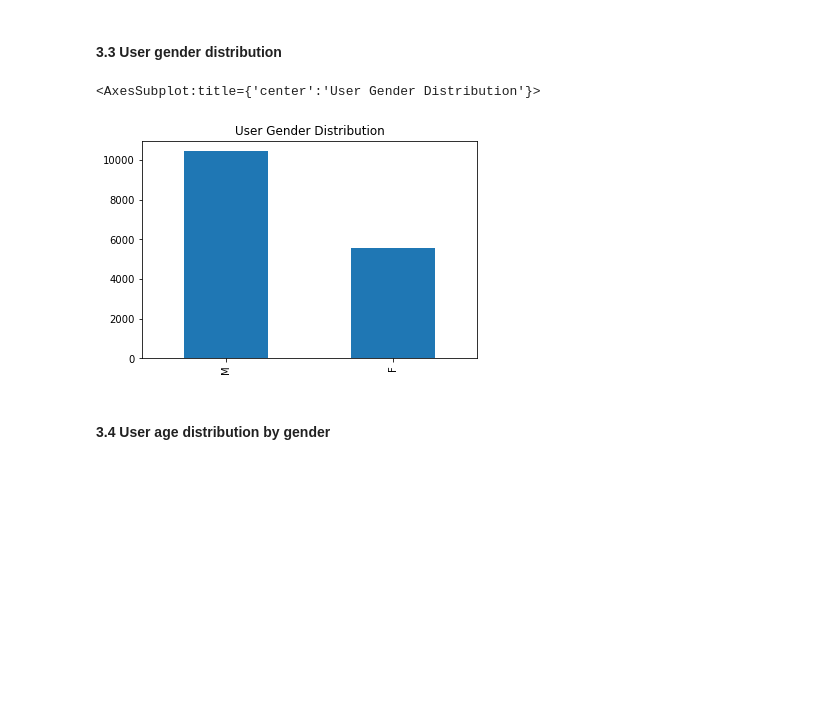
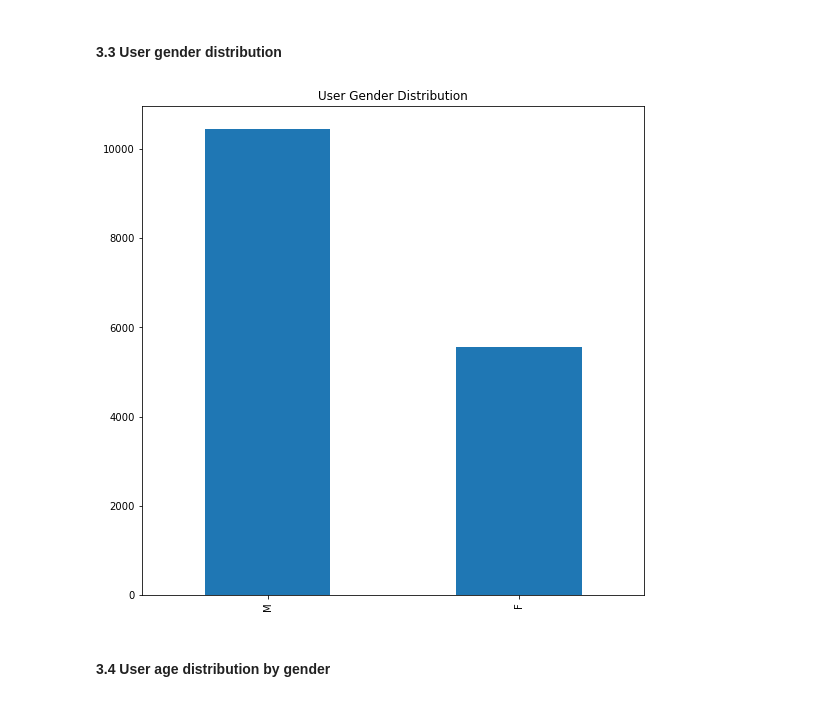
Before and after one commit to suz18/Udacity-Data-Scientist-Nanodegree-StarbucksCapstone, a Jupyter notebook: Starbucks_Capstone_notebook.ipynb, the cells around one changed output. Saved outputs shown, nothing was run; the diff lists cells and outputs as text; code cells hidden in the pictures; blank space fills up the shorter version.

```diff
--- a/Starbucks_Capstone_notebook.ipynb
+++ b/Starbucks_Capstone_notebook.ipynb
@@ -464,10 +451,11 @@ y.value_counts().plot(kind = 'bar', title='User Age Distribution')
 #### 3.3 User gender distribution
 # %%
 y = df[['user_id', 'gender']].drop_duplicates()['gender']
-y.value_counts().plot(kind = 'bar', title='User Gender Distribution')
+plot = y.value_counts().plot(kind = 'bar', title='User Gender Distribution',figsize=(9,9))
+fig = plot.get_figure()
+fig.savefig("figs/gender distribution.png")
 # %% [output]
-<AxesSubplot:title={'center':'User Gender Distribution'}>
-[figure, old version]
+[figure, new version]
 # %% [markdown]
 #### 3.4 User age distribution by gender
 # %%
```
Also changed, not shown: parts of 17 cells of this notebook, 8 other files.
